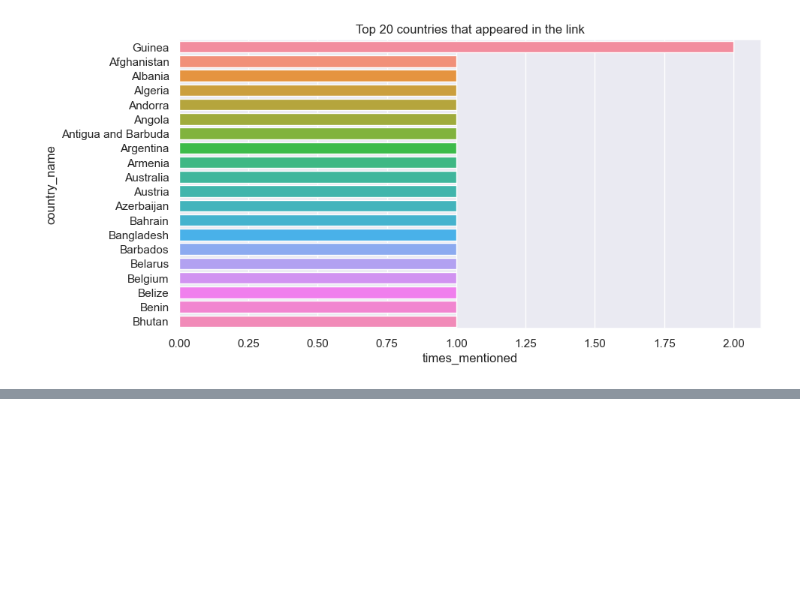
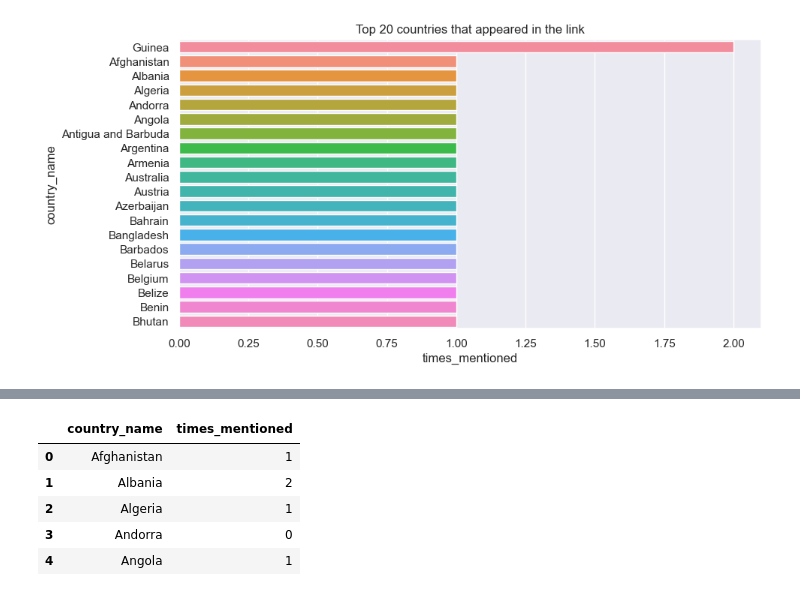
Before and after one commit to banerjee-mallika/20th-century, a Jupyter notebook: textmining/textmining.ipynb, the cells around one changed output, grey strips where cells are left out. Saved outputs shown, nothing was run; the diff lists cells and outputs as text; code cells hidden in the pictures; blank space fills up the shorter version.

```diff
--- a/textmining/textmining.ipynb
+++ b/textmining/textmining.ipynb
@@ -397,0 +415,2 @@ with sns.dark_palette("xkcd:blue", 10):
+# %%
+listToStr = ' '.join([str(elem) for elem in filtered_words])
@@ -397,0 +425,10 @@ with sns.dark_palette("xkcd:blue", 10):
+# %%
+country_df = pd.DataFrame(dict_of_counts.items(), columns = ['country_name','times_mentioned'] )
+country_df.head()
+# %% [output]
+|  | country_name | times_mentioned |
+| 0 | Afghanistan | 1 |
+| 1 | Albania | 2 |
+| 2 | Algeria | 1 |
+| 3 | Andorra | 0 |
+| 4 | Angola | 1 |
```
Also changed, not shown: parts of 13 cells of this notebook, 5 other files.
